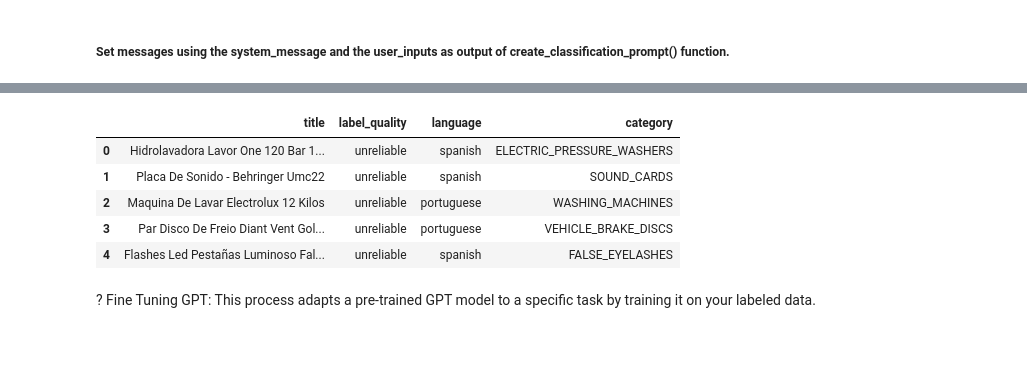
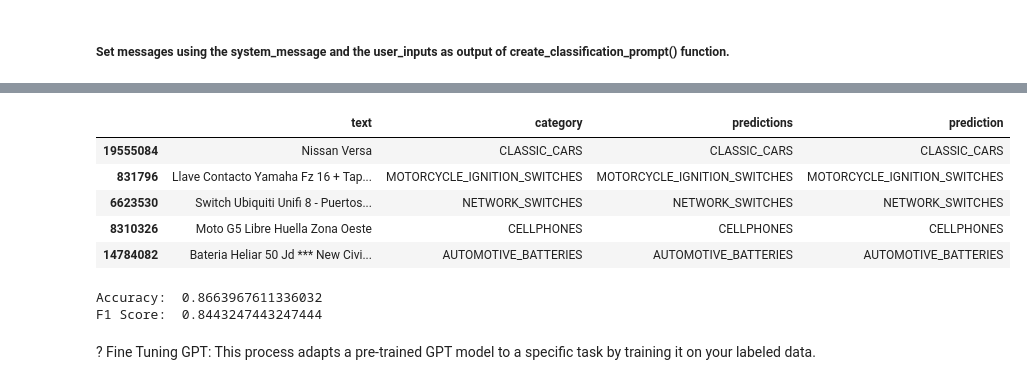
Before and after one commit to mari-fra/tp_final, a Jupyter notebook: tp_final_openai.ipynb, the cells around one changed output, grey strips where cells are left out. Saved outputs shown, nothing was run; the diff lists cells and outputs as text; code cells hidden in the pictures; blank space fills up the shorter version.

```diff
--- a/tp_final_openai.ipynb
+++ b/tp_final_openai.ipynb
@@ -18,2 +62,0 @@ df_train.head()
-# %%
-categories = df_train['category'].drop_duplicates().to_list()
@@ -42 +85,4 @@ Name: count, Length: 1588, dtype: int64
+# %%
+pd.reset_option('display.max_columns')
+pd.reset_option('display.max_rows')
 # %%
@@ -98,4 +125,4 @@ def create_classification_prompt(text_to_classify, categories):
     )
     return prompt
 # %%
-user_inputs = [create_classification_prompt(title, categories) for title in df_train['title'].head()]
+user_inputs = [create_classification_prompt(title, valid_categories) for title in df_sample['text']]
@@ -152,11 +244,21 @@ responses
 # %%
-df_train.head()
+df_sample['prediction'] = responses
-# %% [output]
-|  | title | label_quality | language | category |
-| 0 | Hidrolavadora Lavor One 120 Bar 1... | unreliable | spanish | ELECTRIC_PRESSURE_WASHERS |
-| 1 | Placa De Sonido - Behringer Umc22 | unreliable | spanish | SOUND_CARDS |
-| 2 | Maquina De Lavar Electrolux 12 Kilos | unreliable | portuguese | WASHING_MACHINES |
-| 3 | Par Disco De Freio Diant Vent Gol... | unreliable | portuguese | VEHICLE_BRAKE_DISCS |
-| 4 | Flashes Led Pestañas Luminoso Fal... | unreliable | spanish | FALSE_EYELASHES |
+# %%
+df_sample.head()
+# %% [output]
+|  | text | category | predictions | prediction |
+| 19555084 | Nissan Versa | CLASSIC_CARS | CLASSIC_CARS | CLASSIC_CARS |
+| 831796 | Llave Contacto Yamaha Fz 16 + Tap... | MOTORCYCLE_IGNITION_SWITCHES | MOTORCYCLE_IGNITION_SWITCHES | MOTORCYCLE_IGNITION_SWITCHES |
+| 6623530 | Switch Ubiquiti Unifi 8 - Puertos... | NETWORK_SWITCHES | NETWORK_SWITCHES | NETWORK_SWITCHES |
+| 8310326 | Moto G5 Libre Huella Zona Oeste | CELLPHONES | CELLPHONES | CELLPHONES |
+| 14784082 | Bateria Heliar 50 Jd *** New Civi... | AUTOMOTIVE_BATTERIES | AUTOMOTIVE_BATTERIES | AUTOMOTIVE_BATTERIES |
+# %%
+from sklearn.metrics import accuracy_score, f1_score
+
+print("Accuracy: ", accuracy_score(df_sample['category'], df_sample['prediction']))
+print("F1 Score: ", f1_score(df_sample['category'], df_sample['prediction'], average='macro')) #macro: (treat all classes equally)
+# %% [output]
+Accuracy:  0.8663967611336032
+F1 Score:  0.8443247443247444
 # %% [markdown]
 ? Fine Tuning GPT: This process adapts a pre-trained GPT model to a specific task by training it on your labeled data.
```
Also changed, not shown: parts of 24 cells of this notebook.
